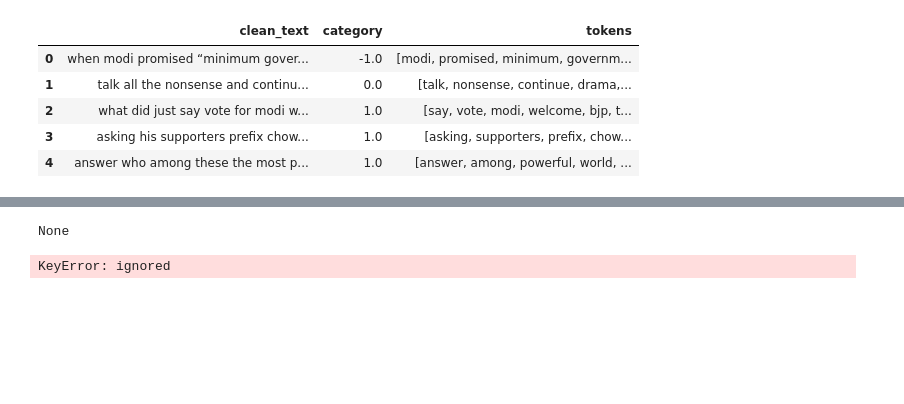
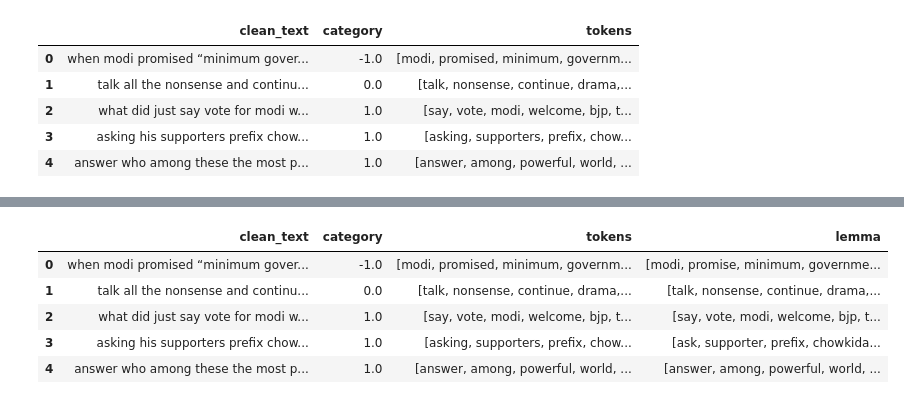
Before and after one commit to dr-a-r/Sentiment-Analysis-NLP, a Jupyter notebook: sentiment analysis.ipynb, the cells around one changed output, grey strips where cells are left out. Cells and saved outputs as stored; diff of their text form; code cells hidden in the pictures; blank space fills up the shorter version.

Commit message:
pos_tag, lemmatization done.

```diff
--- a/sentiment analysis.ipynb
+++ b/sentiment analysis.ipynb
@@ -157,29 +182,21 @@ for token, tag in tagged_tokens:
-# %%
-
-tag_map = defaultdict(lambda: wn.NOUN)
-tag_map['J'] = wn.ADJ
-tag_map['V'] = wn.VERB
-tag_map['R'] = wn.ADV
-
-# POS tagging
-pos_tags = nltk.pos_tag(token_list)
-wordnet_pos = tag_map.get(pos_tag[0])
-print(wordnet_pos)
-# %% [output]
-None
-# %%
-
-
-# Lemmatization
-lemmatizer = WordNetLemmatizer()
-lemmatized_tokens = []
-
-for token, pos_tag in pos_tags:
-    wordnet_pos = tag_map.get(pos_tag[0])  # Use the first character of the POS tag
-    lemma = lemmatizer.lemmatize(token, pos=wordnet_pos)
-    lemmatized_tokens.append(lemma)
-
-print("Original Tokens:", tokens)
-print("Lemmatized Tokens:", lemmatized_tokens)
-# %% [output]
-KeyError: ignored
+# %%
+def lemmatize_token_list(token_list):
+    tagged_tokens = pos_tag(token_list)
+    final_words = []
+
+    for i in range(len(token_list)):
+        token , tag = tagged_tokens[i]
+        word_final = lemmatizer.lemmatize(token, tag_map[tag[0]])
+        final_words.append(word_final)
+
+    return final_words
+# %%
+df['lemma'] = df['tokens'].apply(lemmatize_token_list)
+df.head()
+# %% [output]
+|  | clean_text | category | tokens | lemma |
+| 0 | when modi promised “minimum gover... | -1.0 | [modi, promised, minimum, governm... | [modi, promise, minimum, governme... |
+| 1 | talk all the nonsense and continu... | 0.0 | [talk, nonsense, continue, drama,... | [talk, nonsense, continue, drama,... |
+| 2 | what did just say vote for modi w... | 1.0 | [say, vote, modi, welcome, bjp, t... | [say, vote, modi, welcome, bjp, t... |
+| 3 | asking his supporters prefix chow... | 1.0 | [asking, supporters, prefix, chow... | [ask, supporter, prefix, chowkida... |
+| 4 | answer who among these the most p... | 1.0 | [answer, among, powerful, world, ... | [answer, among, powerful, world, ... |
```
Also changed, not shown: parts of 5 cells of this notebook.
